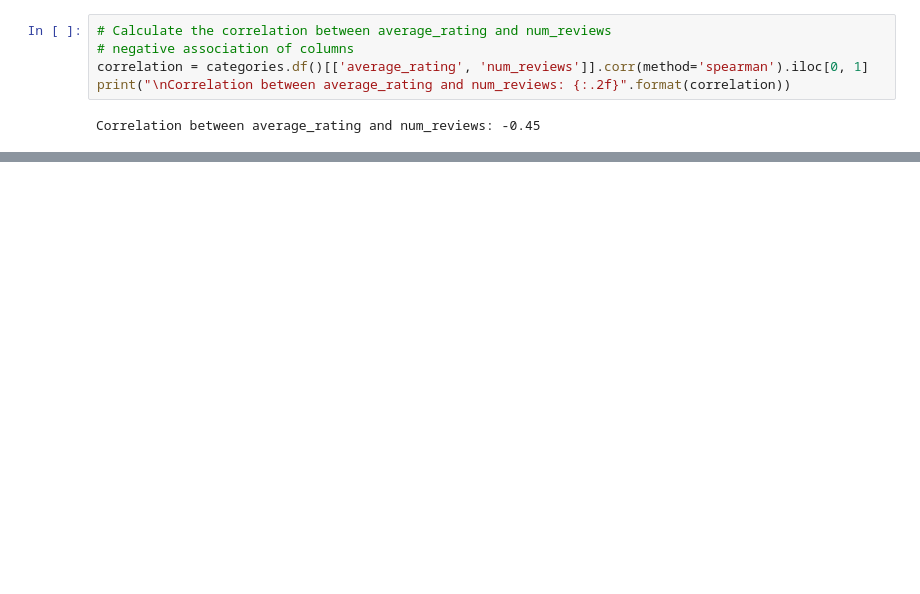
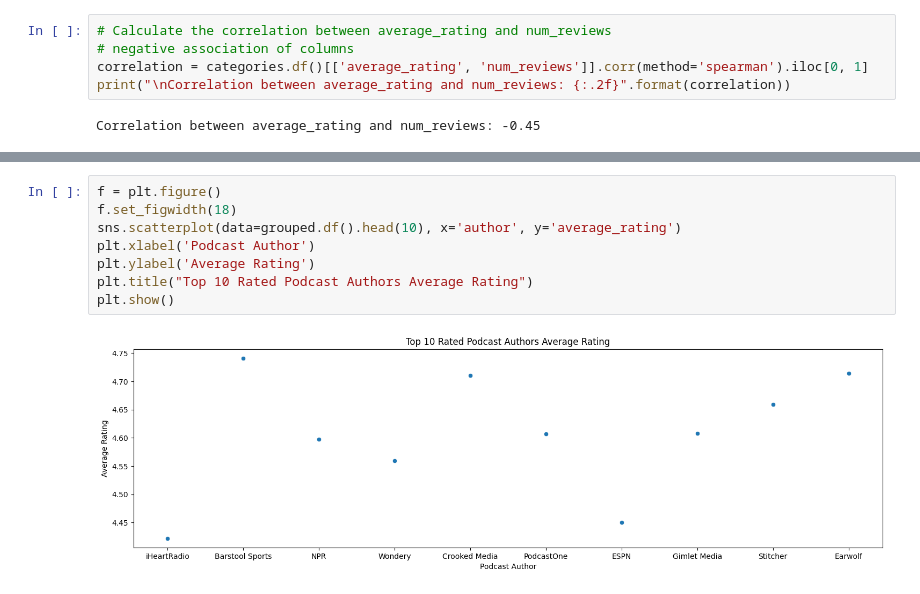
Before and after one commit to joshgeller05/DSCI-591, a Jupyter notebook: python/eda_notebook.ipynb, the cells around one changed output, grey strips where cells are left out. Drawn from its saved outputs; the diff is of its cells as text; blank space fills up the shorter version.

```diff
--- a/python/eda_notebook.ipynb
+++ b/python/eda_notebook.ipynb
@@ -399,0 +486,10 @@ Correlation between average_rating and num_reviews: -0.45
+# %%
+f = plt.figure()
+f.set_figwidth(18)
+sns.scatterplot(data=grouped.df().head(10), x='author', y='average_rating')
+plt.xlabel('Podcast Author')
+plt.ylabel('Average Rating')
+plt.title("Top 10 Rated Podcast Authors Average Rating")
+plt.show()
+# %% [output]
+[figure, added]
```
Also changed, not shown: parts of 10 cells of this notebook.
